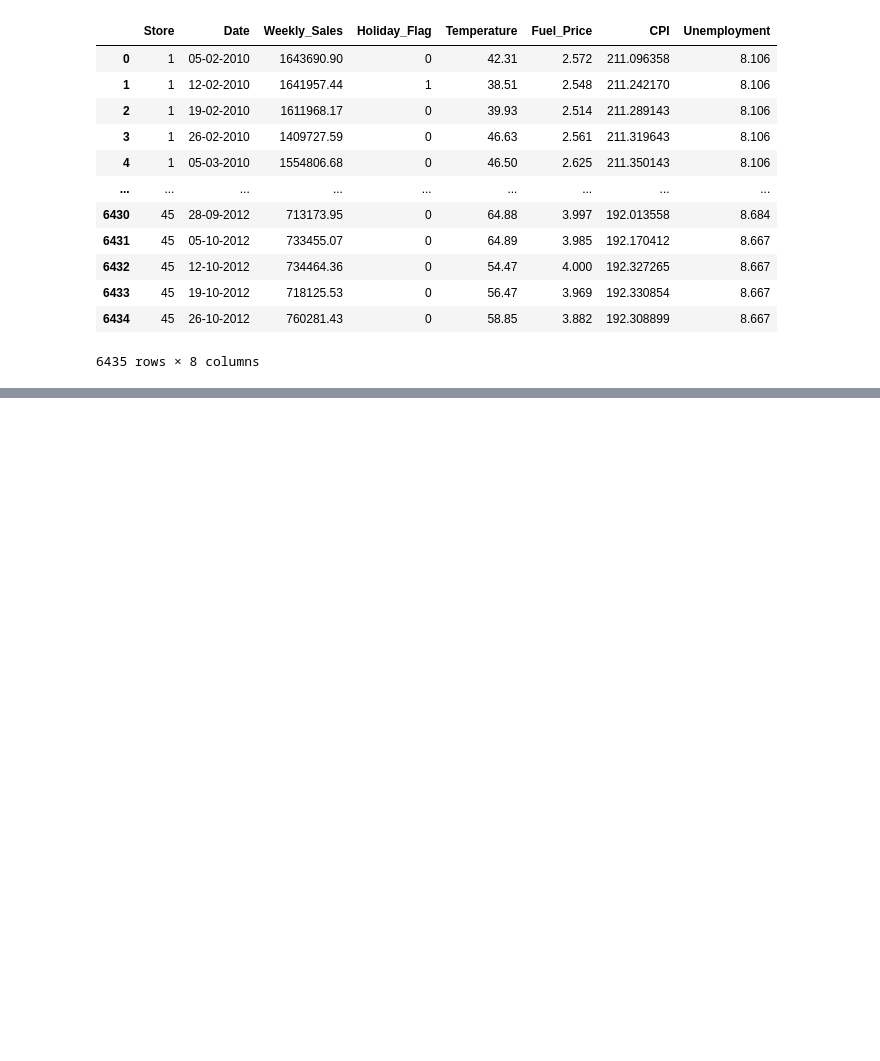
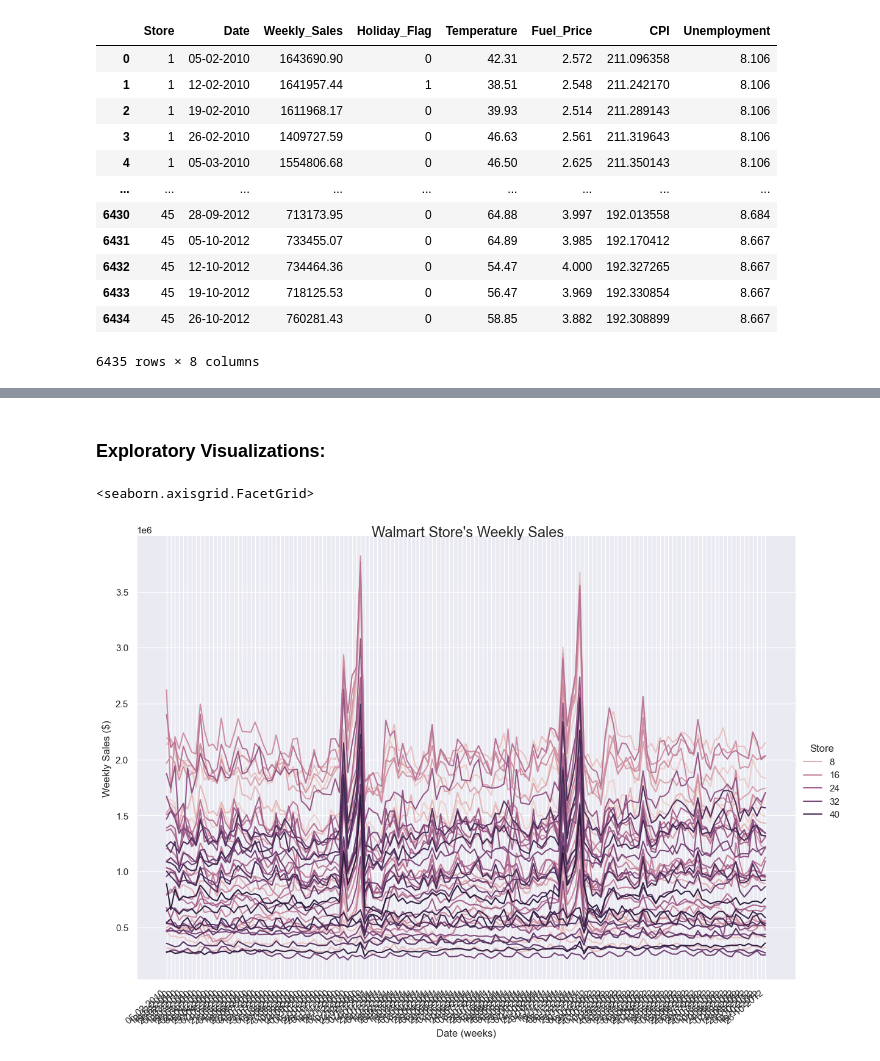
Before and after one commit to ubco-W2022T2-data301/project-group-group36, a Jupyter notebook: analysis/analysis1.ipynb, the cells around one changed output, grey strips where cells are left out. Saved outputs shown, nothing was run; the diff lists cells and outputs as text; code cells hidden in the pictures; blank space fills up the shorter version.

```diff
--- a/analysis/analysis1.ipynb
+++ b/analysis/analysis1.ipynb
@@ -27,0 +59,3 @@ KBdf
+# %%
+KBdf_cleaned = KBdf.copy().drop(['Holiday_Flag','Temperature','CPI'], axis=1)
+KBdf_cleaned.head(100)
@@ -27,0 +76,3 @@ KBdf
+# %%
+KBdf_cleaned['Weekly Sales Rate of Change'] = KBdf_cleaned['Weekly_Sales'].pct_change()
+KBdf_cleaned.head(100)
@@ -27,0 +93,18 @@ KBdf
+# %% [markdown]
+### Exploratory Visualizations:
+# %%
+
+plot1=sns.relplot(
+    data=KBdf_cleaned, kind="line",
+    x="Date", y="Weekly_Sales",
+    hue="Store", height=8.27, aspect=11.7/8.27,
+    facet_kws=dict(sharex=False),
+)
+
+plot1.set_xticklabels(rotation=40, ha="right")
+plot1.fig.suptitle("Walmart Store's Weekly Sales",
+                  fontsize=17, fontdict={"weight": "bold"})
+plot1.set(xlabel='Date (weeks)', ylabel='Weekly Sales ($)')
+# %% [output]
+<seaborn.axisgrid.FacetGrid>
+[figure, added]
```
Also changed, not shown: parts of 11 cells of this notebook, 1 other file.
